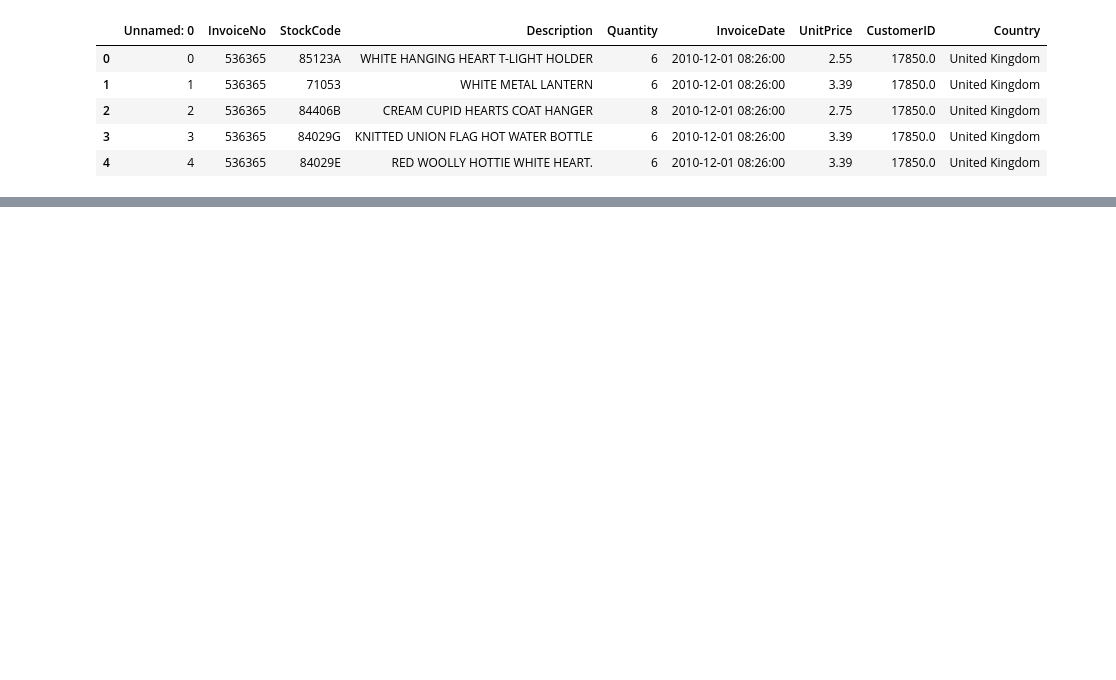
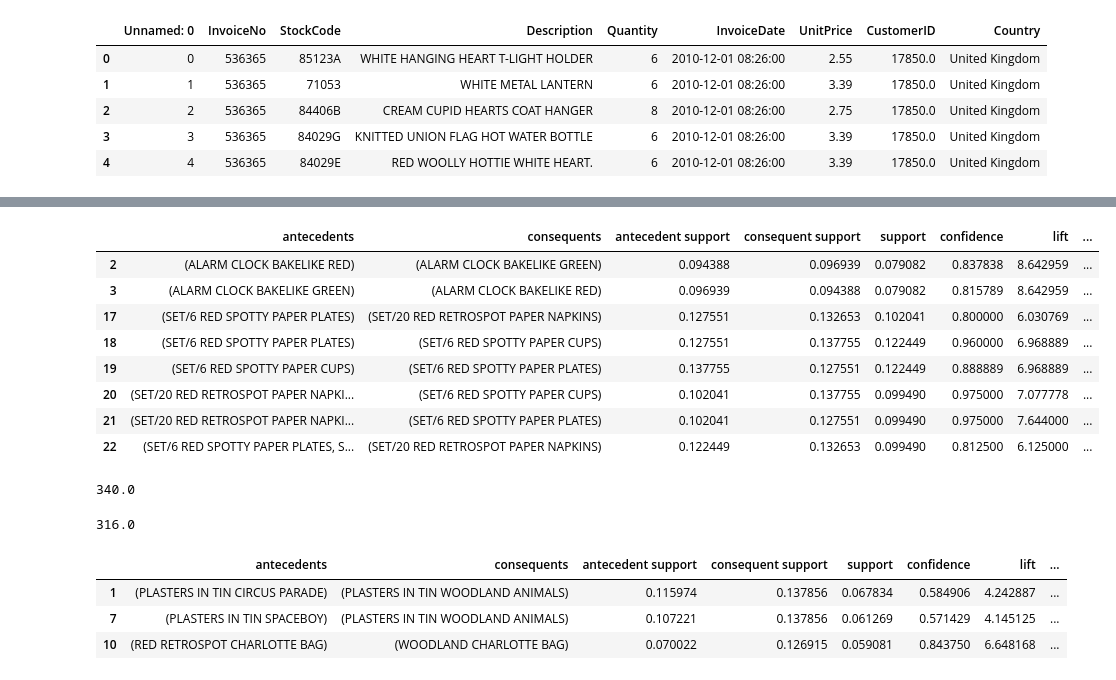
Before and after one commit to taimurIslam/Machine-Learning-A-Z, a Jupyter notebook: Part 5 - Association Rule Learning/Section 28 - Apriori/example_2.ipynb, the cells around one changed output, grey strips where cells are left out. Drawn from its saved outputs; the diff is of its cells as text; code cells hidden in the pictures; blank space fills up the shorter version.

```diff
--- a/Part 5 - Association Rule Learning/Section 28 - Apriori/example_2.ipynb
+++ b/Part 5 - Association Rule Learning/Section 28 - Apriori/example_2.ipynb
@@ -50,0 +65,5 @@ dataset.head()
+# %%
+basket = (df[df['Country'] =="France"]
+          .groupby(['InvoiceNo', 'Description'])['Quantity']
+          .sum().unstack().reset_index().fillna(0)
+          .set_index('InvoiceNo'))
@@ -50,0 +81,14 @@ dataset.head()
+# %%
+def encode_units(x):
+    if x <= 0:
+        return 0
+    if x >= 1:
+        return 1
+
+basket_sets = basket.applymap(encode_units)
+basket_sets.drop('POSTAGE', inplace=True, axis=1)
+# %%
+frequent_itemsets = apriori(basket_sets, min_support=0.07, use_colnames=True)
+# %%
+rules = association_rules(frequent_itemsets, metric="lift", min_threshold=1)
+rules.head()
@@ -50,0 +102,39 @@ dataset.head()
+# %%
+rules[ (rules['lift'] >= 6) &
+       (rules['confidence'] >= 0.8) ]
+# %% [output]
+|  | antecedents | consequents | antecedent support | consequent support | support | confidence | lift | ... |
+| 2 | (ALARM CLOCK BAKELIKE RED) | (ALARM CLOCK BAKELIKE GREEN) | 0.094388 | 0.096939 | 0.079082 | 0.837838 | 8.642959 | ... |
+| 3 | (ALARM CLOCK BAKELIKE GREEN) | (ALARM CLOCK BAKELIKE RED) | 0.096939 | 0.094388 | 0.079082 | 0.815789 | 8.642959 | ... |
+| 17 | (SET/6 RED SPOTTY PAPER PLATES) | (SET/20 RED RETROSPOT PAPER NAPKINS) | 0.127551 | 0.132653 | 0.102041 | 0.800000 | 6.030769 | ... |
+| 18 | (SET/6 RED SPOTTY PAPER PLATES) | (SET/6 RED SPOTTY PAPER CUPS) | 0.127551 | 0.137755 | 0.122449 | 0.960000 | 6.968889 | ... |
+| 19 | (SET/6 RED SPOTTY PAPER CUPS) | (SET/6 RED SPOTTY PAPER PLATES) | 0.137755 | 0.127551 | 0.122449 | 0.888889 | 6.968889 | ... |
+| 20 | (SET/20 RED RETROSPOT PAPER NAPKI... | (SET/6 RED SPOTTY PAPER CUPS) | 0.102041 | 0.137755 | 0.099490 | 0.975000 | 7.077778 | ... |
+| 21 | (SET/20 RED RETROSPOT PAPER NAPKI... | (SET/6 RED SPOTTY PAPER PLATES) | 0.102041 | 0.127551 | 0.099490 | 0.975000 | 7.644000 | ... |
+| 22 | (SET/6 RED SPOTTY PAPER PLATES, S... | (SET/20 RED RETROSPOT PAPER NAPKINS) | 0.122449 | 0.132653 | 0.099490 | 0.812500 | 6.125000 | ... |
+# %%
+basket['ALARM CLOCK BAKELIKE GREEN'].sum()
+# %% [output]
+340.0
+# %%
+basket['ALARM CLOCK BAKELIKE RED'].sum()
+# %% [output]
+316.0
+# %%
+basket2 = (df[df['Country'] =="Germany"]
+          .groupby(['InvoiceNo', 'Description'])['Quantity']
+          .sum().unstack().reset_index().fillna(0)
+          .set_index('InvoiceNo'))
+
+basket_sets2 = basket2.applymap(encode_units)
+basket_sets2.drop('POSTAGE', inplace=True, axis=1)
+frequent_itemsets2 = apriori(basket_sets2, min_support=0.05, use_colnames=True)
+rules2 = association_rules(frequent_itemsets2, metric="lift", min_threshold=1)
+
+rules2[ (rules2['lift'] >= 4) &
+        (rules2['confidence'] >= 0.5)]
+# %% [output]
+|  | antecedents | consequents | antecedent support | consequent support | support | confidence | lift | ... |
+| 1 | (PLASTERS IN TIN CIRCUS PARADE) | (PLASTERS IN TIN WOODLAND ANIMALS) | 0.115974 | 0.137856 | 0.067834 | 0.584906 | 4.242887 | ... |
+| 7 | (PLASTERS IN TIN SPACEBOY) | (PLASTERS IN TIN WOODLAND ANIMALS) | 0.107221 | 0.137856 | 0.061269 | 0.571429 | 4.145125 | ... |
+| 10 | (RED RETROSPOT CHARLOTTE BAG) | (WOODLAND CHARLOTTE BAG) | 0.070022 | 0.126915 | 0.059081 | 0.843750 | 6.648168 | ... |
```
Also changed, not shown: parts of 9 cells of this notebook, 1 other file.
